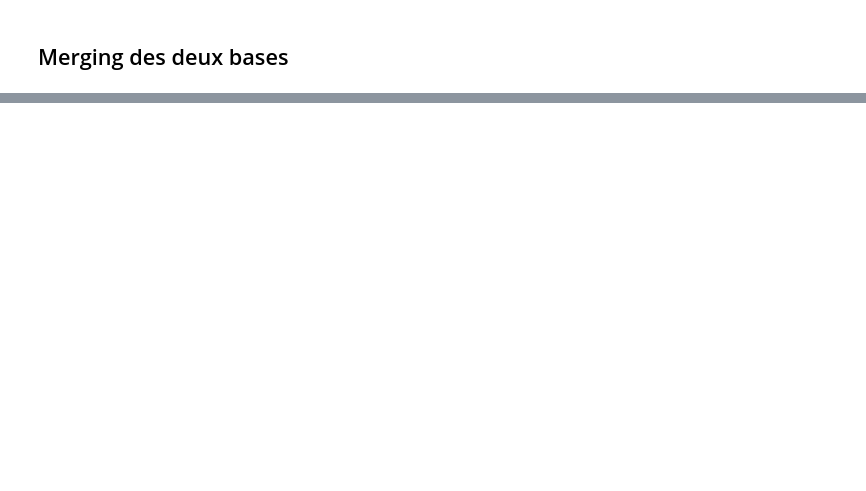
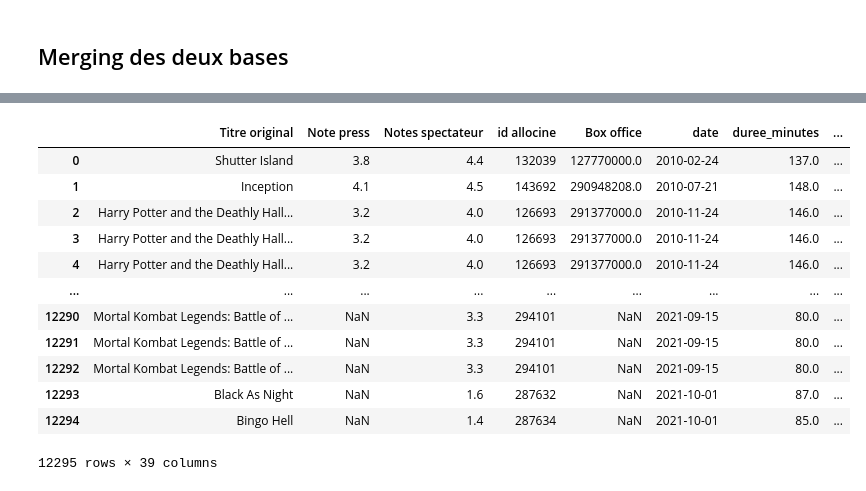
Before and after one commit to mass2330/python_ds_film, a Jupyter notebook: Nettoyage.ipynb, the cells around one changed output, grey strips where cells are left out. Cells and saved outputs as stored; diff of their text form; code cells hidden in the pictures; blank space fills up the shorter version.

Commit message:
nettoyage tmdb en cours

```diff
--- a/Nettoyage.ipynb
+++ b/Nettoyage.ipynb
@@ -175,3 +175,8 @@ df_film_avec_critiques
 df_film_avec_critiques.to_csv('df_film_avec_critiques.csv', index=False)
 # %% [markdown]
 ## Nettoyage de la base TMDB
+# %%
+#engine=python permet de regler les problemes de compatibilité
+
+df_tmdb= pd.read_csv("df_tmdb.csv", engine="python")
+print(df_tmdb.dtypes)
@@ -177,0 +215,5 @@ df_film_avec_critiques.to_csv('df_film_avec_critiques.csv', index=False)
+# %%
+#changement format release date
+# Supposons que df_tmdb soit votre DataFrame
+df_tmdb_clean['release_date'] = pd.to_datetime(df_tmdb['release_date'], errors="coerce")
+df_tmdb_clean["release_date"].value_counts()
@@ -178,2 +227,16 @@ df_film_avec_critiques.to_csv('df_film_avec_critiques.csv', index=False)
 # %% [markdown]
 ## Merging des deux bases
+# %%
+#séparation du mois et de l'année de sortie dans les deux bases
+
+# Extraire le jour, le mois et l'année dans des colonnes distinctes
+df_film_avec_critiques['mois_sortie'] = df_film_avec_critiques['date'].dt.month
+df_film_avec_critiques['annee_sortie'] = df_film_avec_critiques['date'].dt.year
+
+df_film_avec_critiques.head()
+
+# Extraire le jour, le mois et l'année dans des colonnes distinctes
+df_tmdb_clean['mois_sortie'] = df_tmdb_clean['release_date'].dt.month
+df_tmdb_clean['annee_sortie'] = df_tmdb_clean['release_date'].dt.year
+
+df_tmdb_clean.head()
@@ -179,0 +251,32 @@ df_film_avec_critiques.to_csv('df_film_avec_critiques.csv', index=False)
+# %%
+df_film_avec_critiques['titre_normalise'] = df_film_avec_critiques['Titre original'].str.replace(r'\W', '', regex=True).str.lower()
+df_tmdb_clean['titre_normalise'] = df_tmdb_clean['original_title'].str.replace(r'\W', '', regex=True).str.lower()
+
+# Fusion sur la normalisation des titres et la date de sortie (mois et année)
+df_merge = pd.merge(
+    df_film_avec_critiques,
+    df_tmdb_clean,
+    how='inner',
+    left_on=['titre_normalise'],
+    right_on=['titre_normalise']
+)
+
+# Supprimer la colonne temporaire titre_normalise
+df_merge.drop(columns=['titre_normalise'], inplace=True)
+
+# Afficher le DataFrame résultant
+df_merge
+# %% [output]
+|  | Titre original | Note press | Notes spectateur | id allocine | Box office | date | duree_minutes | ... |
+| 0 | Shutter Island | 3.8 | 4.4 | 132039 | 127770000.0 | 2010-02-24 | 137.0 | ... |
+| 1 | Inception | 4.1 | 4.5 | 143692 | 290948208.0 | 2010-07-21 | 148.0 | ... |
+| 2 | Harry Potter and the Deathly Hall... | 3.2 | 4.0 | 126693 | 291377000.0 | 2010-11-24 | 146.0 | ... |
+| 3 | Harry Potter and the Deathly Hall... | 3.2 | 4.0 | 126693 | 291377000.0 | 2010-11-24 | 146.0 | ... |
+| 4 | Harry Potter and the Deathly Hall... | 3.2 | 4.0 | 126693 | 291377000.0 | 2010-11-24 | 146.0 | ... |
+| ... | ... | ... | ... | ... | ... | ... | ... | ... |
+| 12290 | Mortal Kombat Legends: Battle of ... | NaN | 3.3 | 294101 | NaN | 2021-09-15 | 80.0 | ... |
+| 12291 | Mortal Kombat Legends: Battle of ... | NaN | 3.3 | 294101 | NaN | 2021-09-15 | 80.0 | ... |
+| 12292 | Mortal Kombat Legends: Battle of ... | NaN | 3.3 | 294101 | NaN | 2021-09-15 | 80.0 | ... |
+| 12293 | Black As Night | NaN | 1.6 | 287632 | NaN | 2021-10-01 | 87.0 | ... |
+| 12294 | Bingo Hell | NaN | 1.4 | 287634 | NaN | 2021-10-01 | 85.0 | ... |
+12295 rows × 39 columns
```
Also changed, not shown: parts of 5 cells of this notebook, 1 other file.
